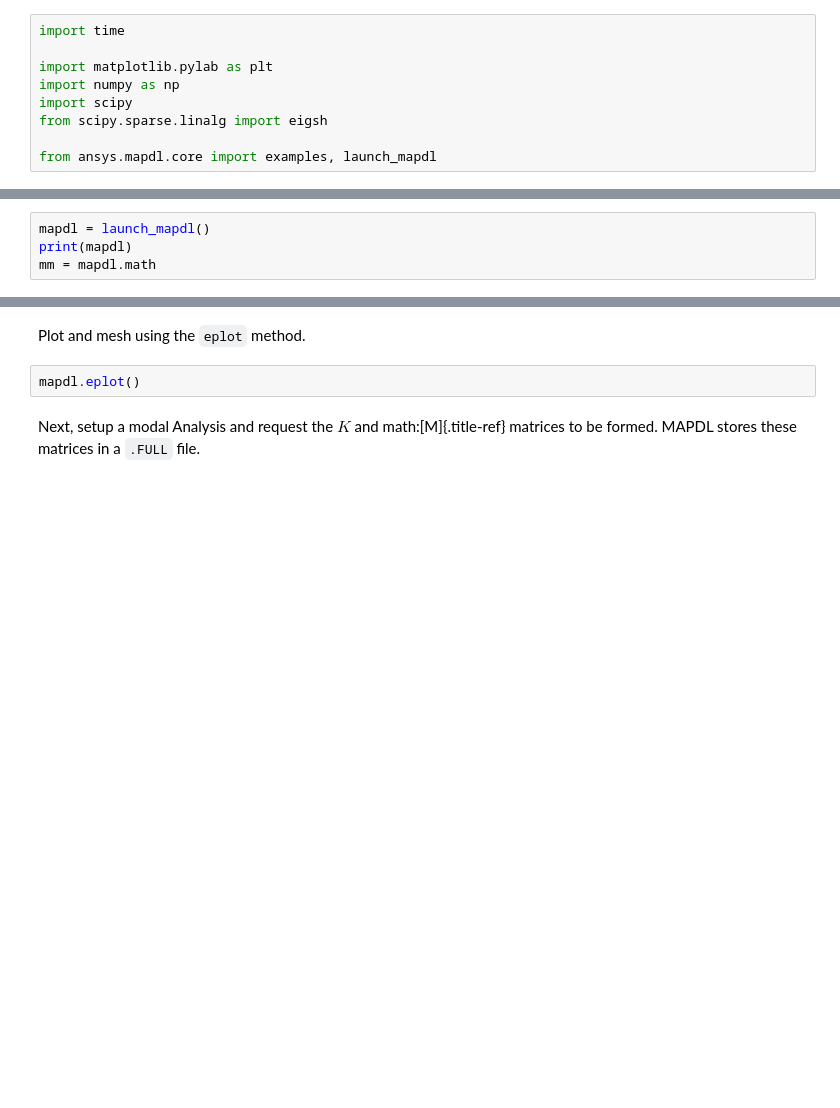
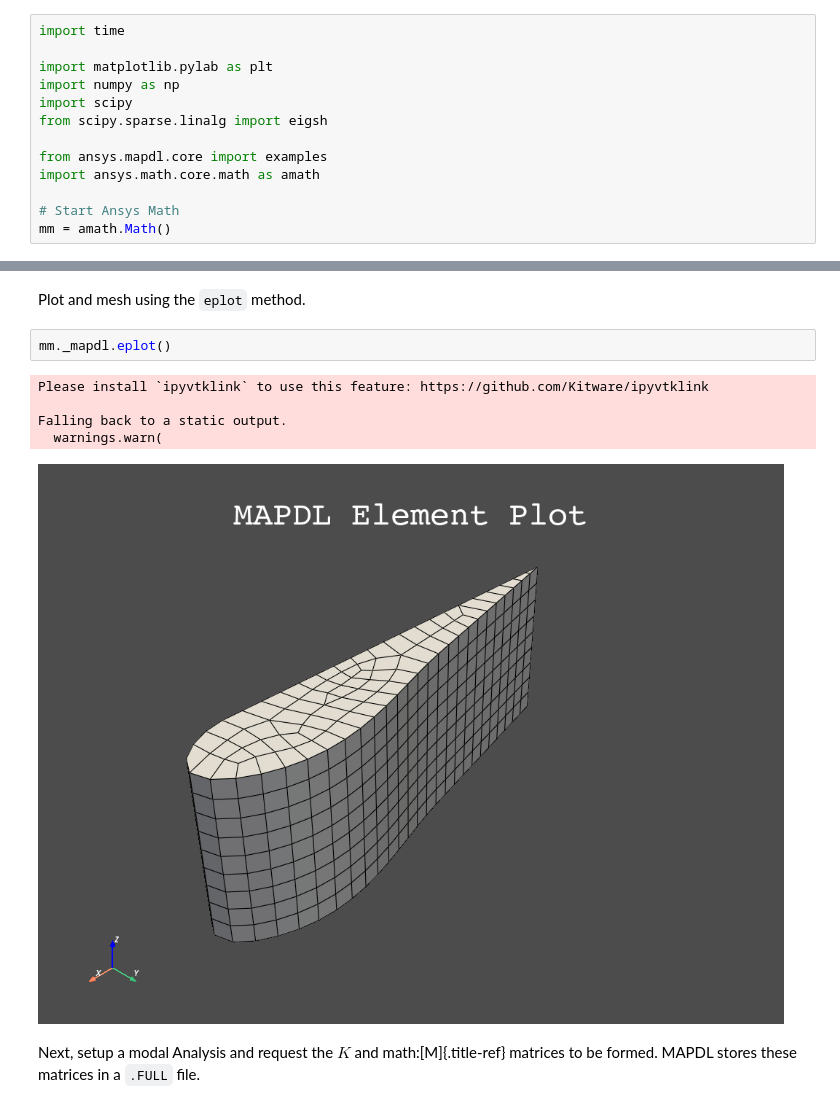
Before and after one commit to ansys/pyansys-math, a Jupyter notebook: doc/source/examples/ansys-math_vs_scipy/ansys-math_vs_scipy.ipynb, the cells around one changed output, grey strips where cells are left out. Cells and saved outputs as stored; diff of their text form; blank space fills up the shorter version.

Commit message:
Updating the Ansys-Math examples

```diff
--- a/doc/source/examples/ansys-math_vs_scipy/ansys-math_vs_scipy.ipynb
+++ b/doc/source/examples/ansys-math_vs_scipy/ansys-math_vs_scipy.ipynb
@@ -23,4 +23,8 @@ import numpy as np
 import scipy
 from scipy.sparse.linalg import eigsh
 
-from ansys.mapdl.core import examples, launch_mapdl
+from ansys.mapdl.core import examples
+import ansys.math.core.math as amath
+
+# Start Ansys Math
+mm = amath.Math()
@@ -32,7 +31,3 @@ Next:
-# %%
-mapdl = launch_mapdl()
-print(mapdl)
-mm = mapdl.math
 # %% [markdown]
 APDLMath EigenSolve First load the input file using MAPDL.
 # %%
@@ -40,7 +53,13 @@ print(mapdl.input(examples.examples.wing_model))
 # %% [markdown]
 Plot and mesh using the `eplot` method.
-# %%
-mapdl.eplot()
+# %%
+mm._mapdl.eplot()
+# %% [output]
+Please install `ipyvtklink` to use this feature: https://github.com/Kitware/ipyvtklink
+
+Falling back to a static output.
+  warnings.warn(
+[figure, added]
 # %% [markdown]
 Next, setup a modal Analysis and request the $K$ and
 math:[M]{.title-ref} matrices to be formed. MAPDL stores these matrices
```
Also changed, not shown: parts of 14 cells of this notebook, 22 other files.
